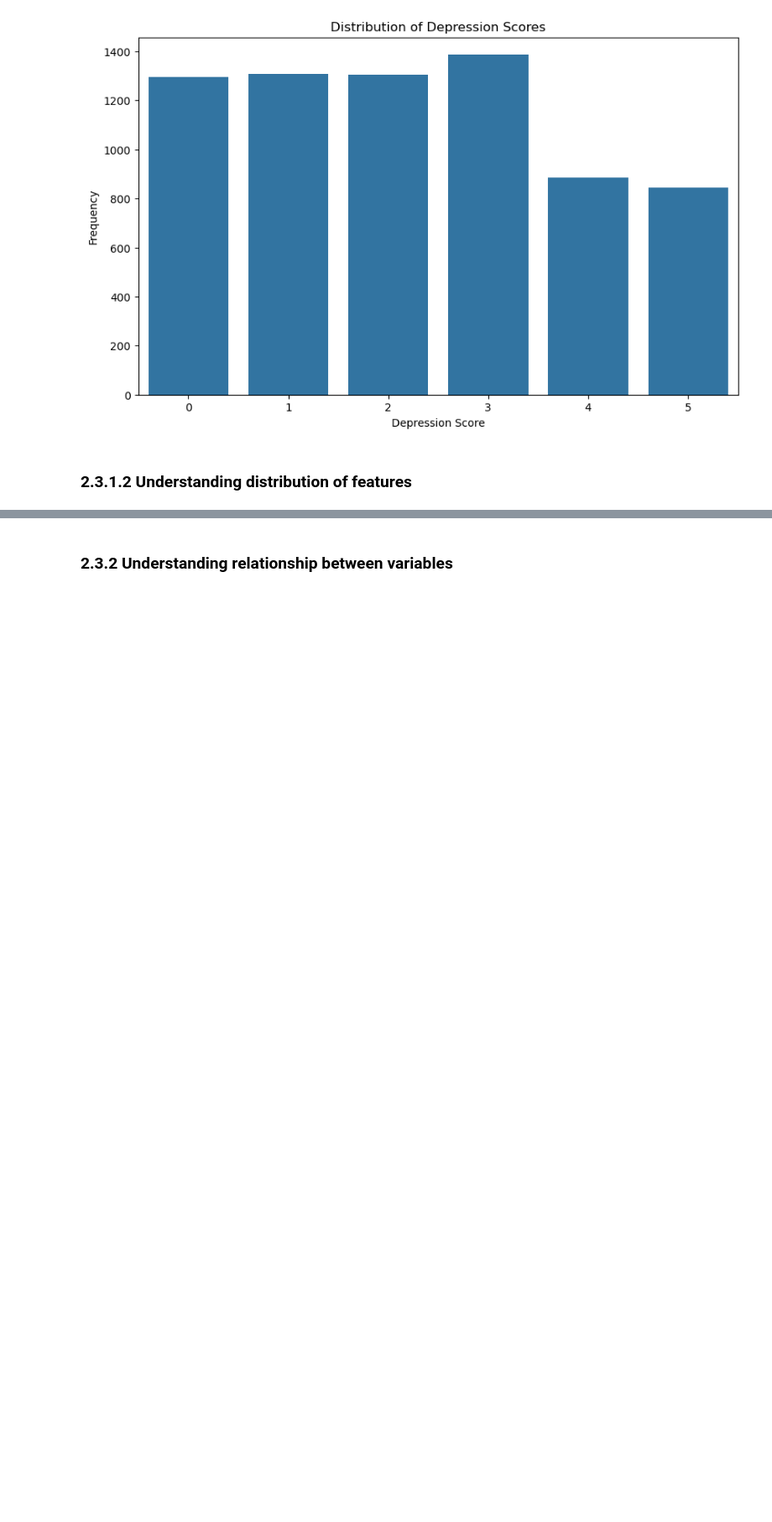
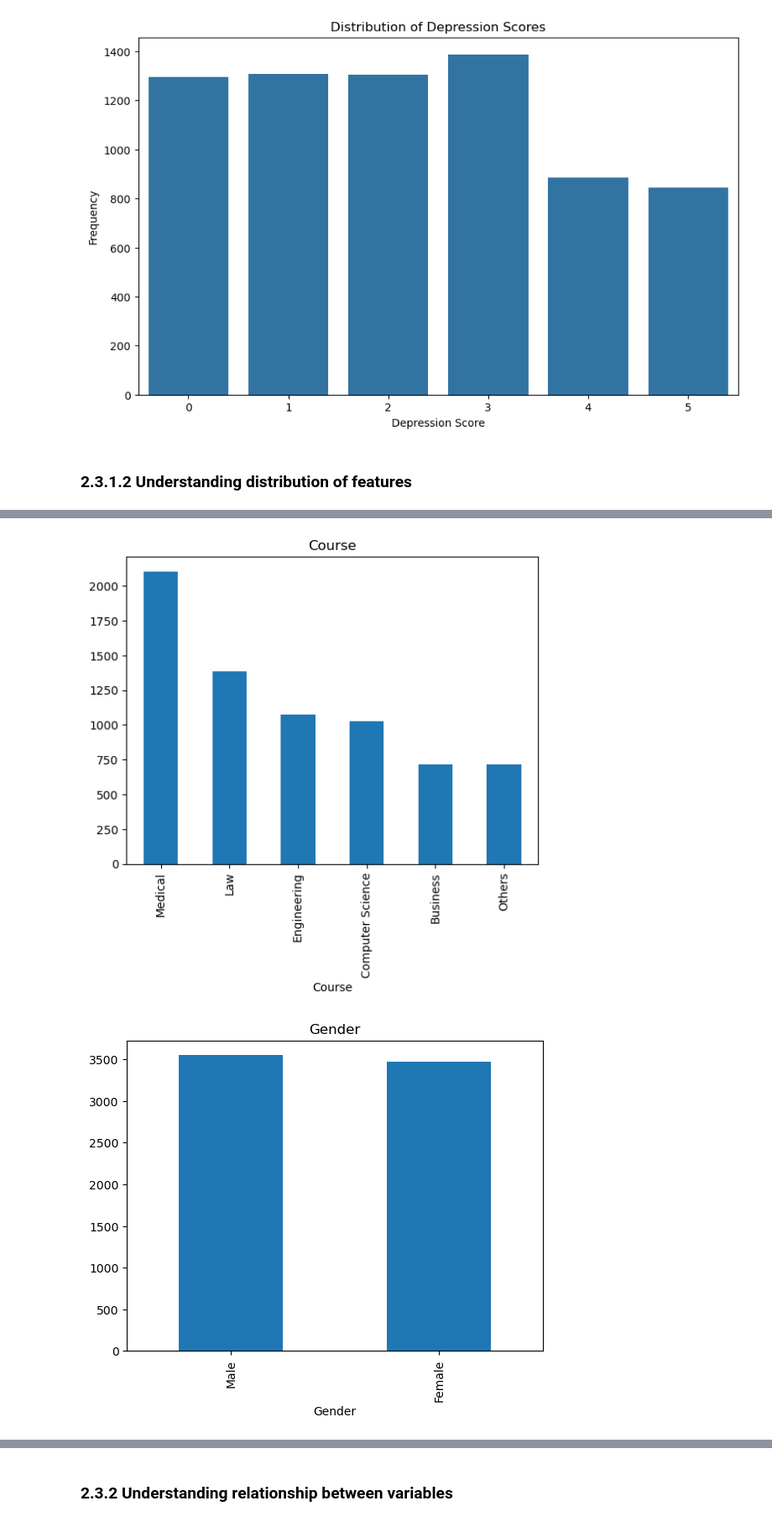
Before and after one commit to cheesyslayer1234/ML_assignment, a Jupyter notebook: NG FENG KANG MALCOLM MLDP Program Codes.ipynb, the cells around one changed output, grey strips where cells are left out. Shown at 84% size. Cells and saved outputs as stored; diff of their text form; code cells hidden in the pictures; blank space fills up the shorter version.

```diff
--- a/NG FENG KANG MALCOLM MLDP Program Codes.ipynb
+++ b/NG FENG KANG MALCOLM MLDP Program Codes.ipynb
@@ -162,0 +179,7 @@ plt.show()
+# %%
+for col in df.select_dtypes(include='object'):
+    df[col].value_counts().plot(kind='bar', title=col)
+    plt.show()
+# %% [output]
+[figure, added]
+[figure, added]
```
Also changed, not shown: parts of 5 cells of this notebook.
